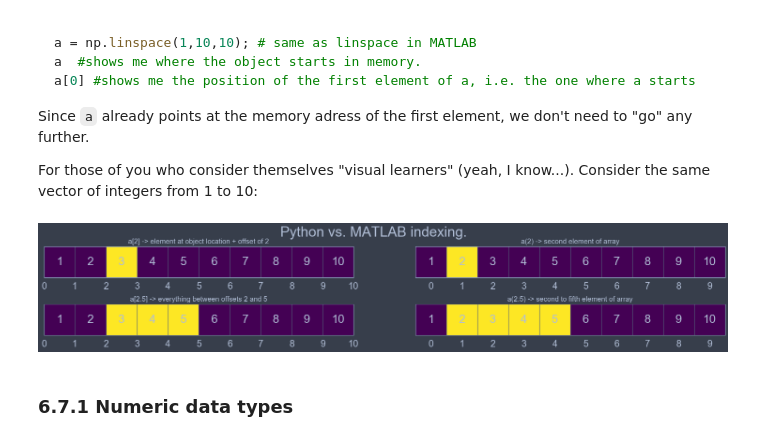
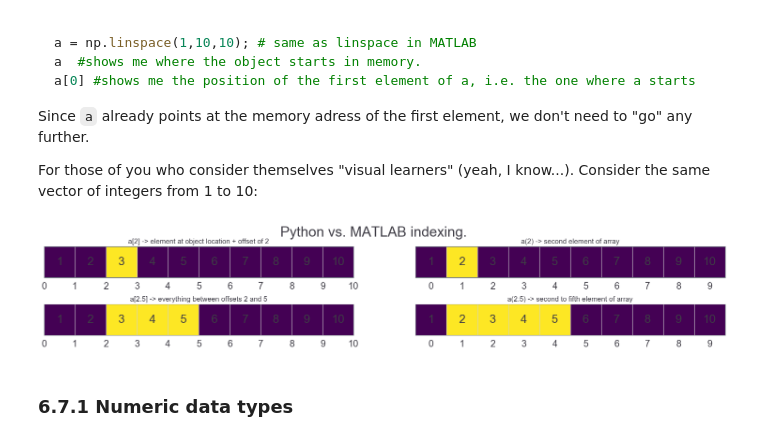
Before and after one commit to LukasNeugebauer/Python_Workshop, a Jupyter notebook: notebooks/4_basic_syntax.ipynb, the cells around one changed output. Cells and saved outputs as stored; diff of their text form; code cells hidden in the pictures.

```diff
--- a/notebooks/4_basic_syntax.ipynb
+++ b/notebooks/4_basic_syntax.ipynb
@@ -359,7 +359,7 @@ import numpy as np;
 from jupyterthemes import jtplot;
 from matplotlib.ticker import AutoMinorLocator,FormatStrFormatter
 from itertools import product;
-jtplot.style( theme = 'onedork' );
+jtplot.style(theme = 'grade3')
 fig = plt.figure(figsize=(26,4))
 fig.suptitle('Python vs. MATLAB indexing.', fontsize= 30)
 ax =[];
@@ -375,35 +375,35 @@ for x,y in product(range(2), range(2)):
         if not x:
             _ax.imshow( np.array( [0]*2 + [1] + [0]* 7)[np.newaxis,:] );
             _ax.set_title( "a[2] -> element at object location + offset of 2", fontsize = 15);
         else:
             _ax.imshow( np.array( [0]*2 + [1] * 3 + [0] * 5)[np.newaxis,:] );
             _ax.set_title( "a[2:5] -> everything between offsets 2 and 5", fontsize = 15);
     else:
         _ax.set_xticks([]);
         plt.xticks(np.arange(-0.5,10.5,1),[]);
         _ax.xaxis.set_minor_locator(AutoMinorLocator(2));
         _ax.xaxis.set_minor_formatter(FormatStrFormatter("%d"));
         _ax.tick_params(axis='x',which='minor', labelsize= 20)
         if not x:
             _ax.imshow( np.array( [0]*1 + [1] + [0]* 8)[np.newaxis,:] );
             _ax.set_title( "a(2) -> second element of array", fontsize = 15);
         else:
             _ax.imshow( np.array( [0]*1 + [1] * 4 + [0] * 5)[np.newaxis,:] );
             _ax.set_title( "a(2:5) -> second to fifth element of array", fontsize = 15);
 
     _ax.tick_params(axis='x',which='both', direction ='out', pad = 10 );
     for x in np.arange(10):
         _ax.text(x ,0,str(x+1),
             fontsize= 25,
             horizontalalignment = 'center',
             verticalalignment = 'center' );
 
     ax.append( _ax );
+ax = np.array(ax).reshape(2,2);
 plt.subplots_adjust(hspace = 0.3)
 plt.show()
-ax = np.array(ax).reshape(2,2);
 # %% [output]
-[figure, old version]
+[figure, new version]
 # %% [markdown]
 ### 6.7.1 Numeric data types
 # %% [markdown]
```
Also changed, not shown: parts of 34 cells of this notebook.
